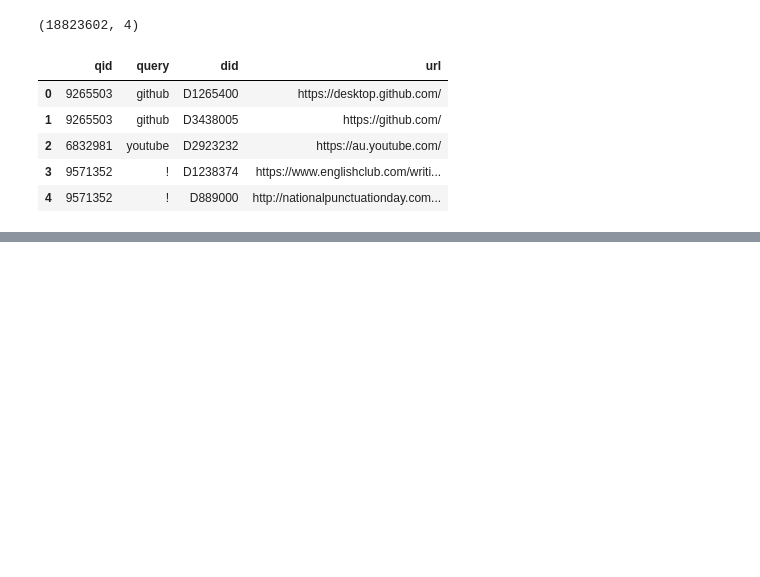
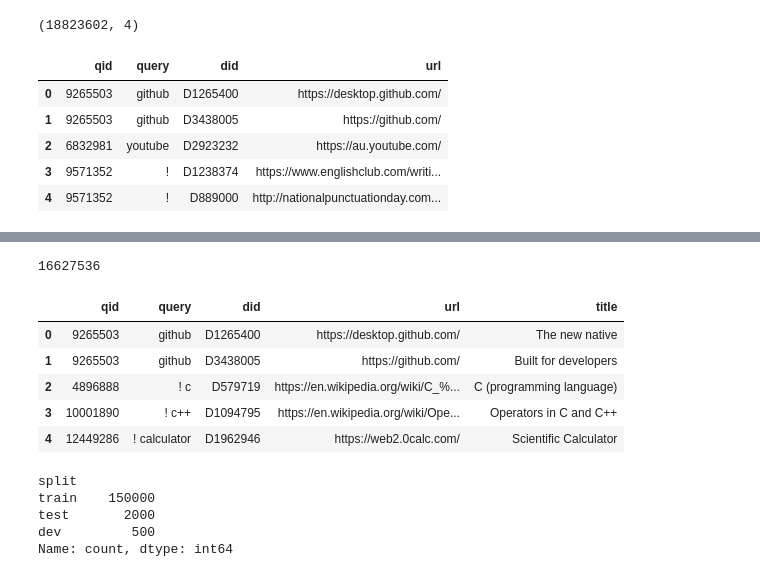
Before and after one commit to Adi-Ram123/Conversational-History-Retriever, a Jupyter notebook: notebooks/data.ipynb, the cells around one changed output, grey strips where cells are left out. Saved outputs shown, nothing was run; the diff lists cells and outputs as text; code cells hidden in the pictures; blank space fills up the shorter version.

```diff
--- a/notebooks/data.ipynb
+++ b/notebooks/data.ipynb
@@ -70,8 +76,9 @@ df = orcas.merge(docs[["did", "title"]], on="did", validate="many_to_one")
 df["query"] = df["query"].str.strip()
 df["title"] = df["title"].str.strip()
 
-query_words = df["query"].str.split().str.len()
-title_words = df["title"].str.split().str.len()
+# str.count gives word counts directly; str.split would build a list for every row.
+query_words = df["query"].str.count(r"\S+")
+title_words = df["title"].str.count(r"\S+")
 
 print(query_words.describe())
 print(title_words.describe())
@@ -80,10 +104,39 @@ NameError: name 'df' is not defined
 # %%
 # Set this from the describe() output above: just past where the long tail starts.
 MAX_WORDS = 30
 
+# [^\W_] matches any letter or digit.
 has_text = df["query"].str.contains(r"[^\W_]") & df["title"].str.contains(r"[^\W_]")
 short_enough = (query_words <= MAX_WORDS) & (title_words <= MAX_WORDS)
 
 df = df[has_text & short_enough].reset_index(drop=True)
+del query_words, title_words
 print(len(df))
 df.head()
+# %% [output]
+16627536
+|  | qid | query | did | url | title |
+| 0 | 9265503 | github | D1265400 | https://desktop.github.com/ | The new native |
+| 1 | 9265503 | github | D3438005 | https://github.com/ | Built for developers |
+| 2 | 4896888 | ! c | D579719 | https://en.wikipedia.org/wiki/C_%... | C (programming language) |
+| 3 | 10001890 | ! c++ | D1094795 | https://en.wikipedia.org/wiki/Ope... | Operators in C and C++ |
+| 4 | 12449286 | ! calculator | D1962946 | https://web2.0calc.com/ | Scientific Calculator |
+# %%
+# One clicked page per query, so each question has a single right answer.
+df = df.drop_duplicates("qid").reset_index(drop=True)
+
+# Non-ASCII queries are mostly non-English, and Qwen tends to translate them instead of rewriting.
+df = df[~df["query"].str.contains(r"[^\x00-\x7F]")]
+
+# 150k training pairs plus 2,500 held-out queries (2,000 test, 500 dev), set aside before any rewriting.
+df = df.sample(n=152_500, random_state=0).reset_index(drop=True)
+df["split"] = "train"
+df.loc[:1999, "split"] = "test"
+df.loc[2000:2499, "split"] = "dev"
+print(df["split"].value_counts())
+# %% [output]
+split
+train    150000
+test       2000
+dev         500
+Name: count, dtype: int64
```
Also changed, not shown: parts of 9 cells of this notebook.
